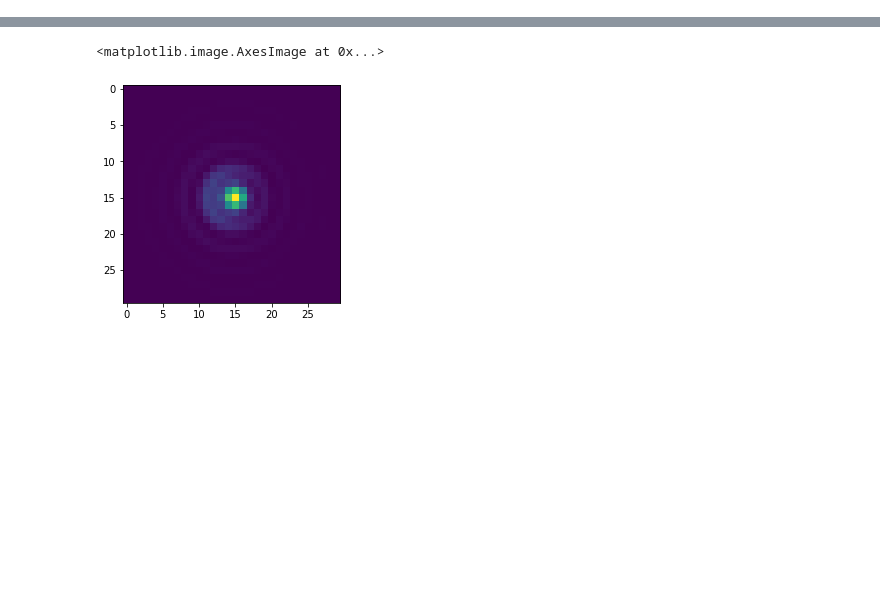
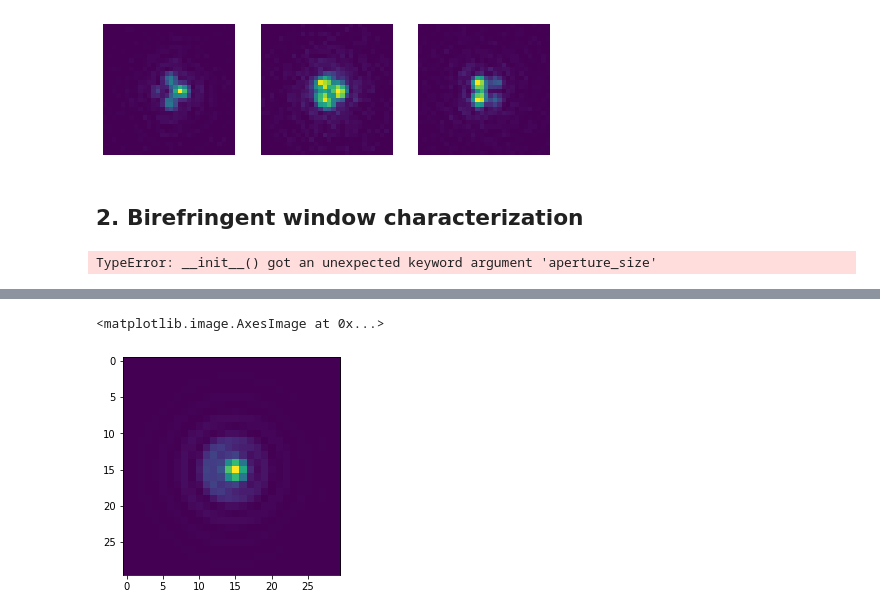
Before and after one commit to rodguti90/pyPSFstack, a Jupyter notebook: pytorch_tests.ipynb, the cells around one changed output, grey strips where cells are left out. Saved outputs shown, nothing was run; the diff lists cells and outputs as text; code cells hidden in the pictures; blank space fills up the shorter version.

```diff
--- a/pytorch_tests.ipynb
+++ b/pytorch_tests.ipynb
@@ -27,0 +121,12 @@ from pyPSFstack_torch.functions import crop_center
+# %%
+data_stack = psfs.model_experimental_stack(bckgd_photons=0,N_photons=5000,N_pts=30)
+# %%
+zdiv_mid_ind = int((zf-zi)/z_step//2)
+fig, ax = plt.subplots(1,3,figsize=(8,8))
+for ind in range(3):
+    ax[ind].imshow(data_stack[...,zdiv_mid_ind-1,ind])
+    ax[ind].set_axis_off()
+# %% [output]
+[figure, added]
+# %% [markdown]
+## 2. Birefringent window characterization
@@ -46,0 +159,14 @@ angle_list=np.arange(angle_i,angle_f+angle_step,angle_step)
+# %%
+model_retrieved = torchPSFStack(
+                 pdiversity=torch_pdiv,
+                 aperture_size=numerical_aperture / nf,
+                 computation_size=wavelength*magnification/(cam_pixel_size*nf),
+                 N_pts=128,
+                 ni=ni,
+                 nf=nf,
+                 delta=0.1,
+                 jmax=[15]*5,
+                 index_convention='fringe', z_list=z_list/wavelength
+                 )
+# %% [output]
+TypeError: __init__() got an unexpected keyword argument 'aperture_size'
```
Also changed, not shown: parts of 38 cells of this notebook, 1 other file.
